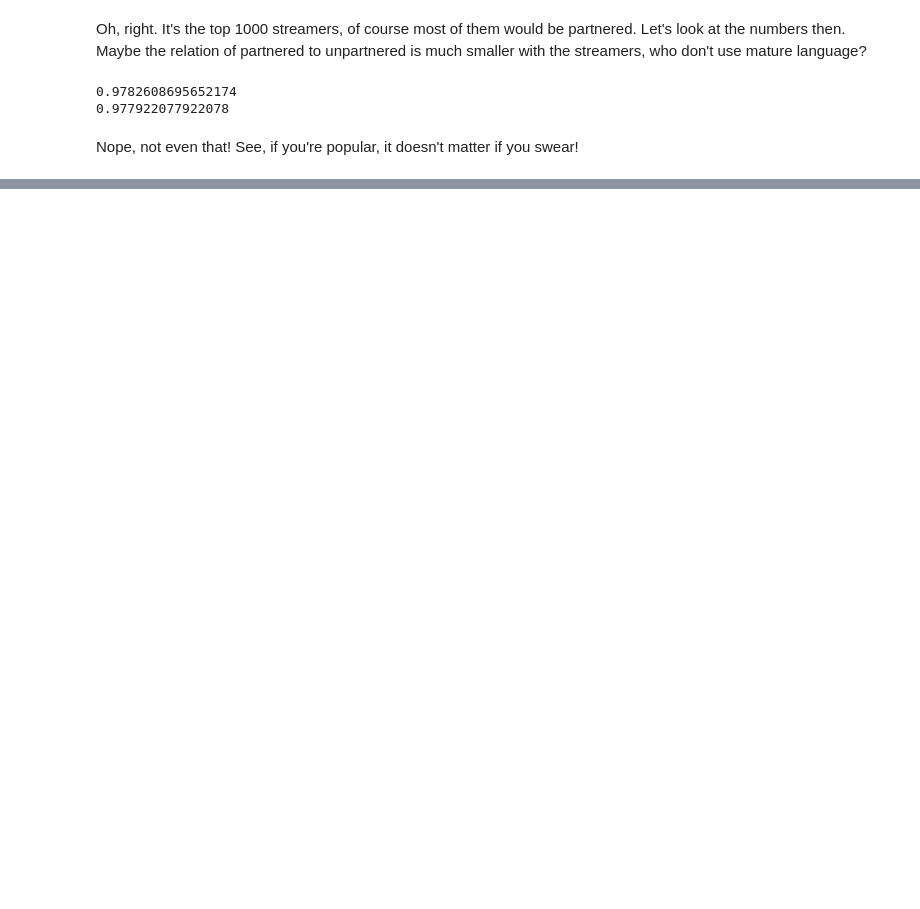
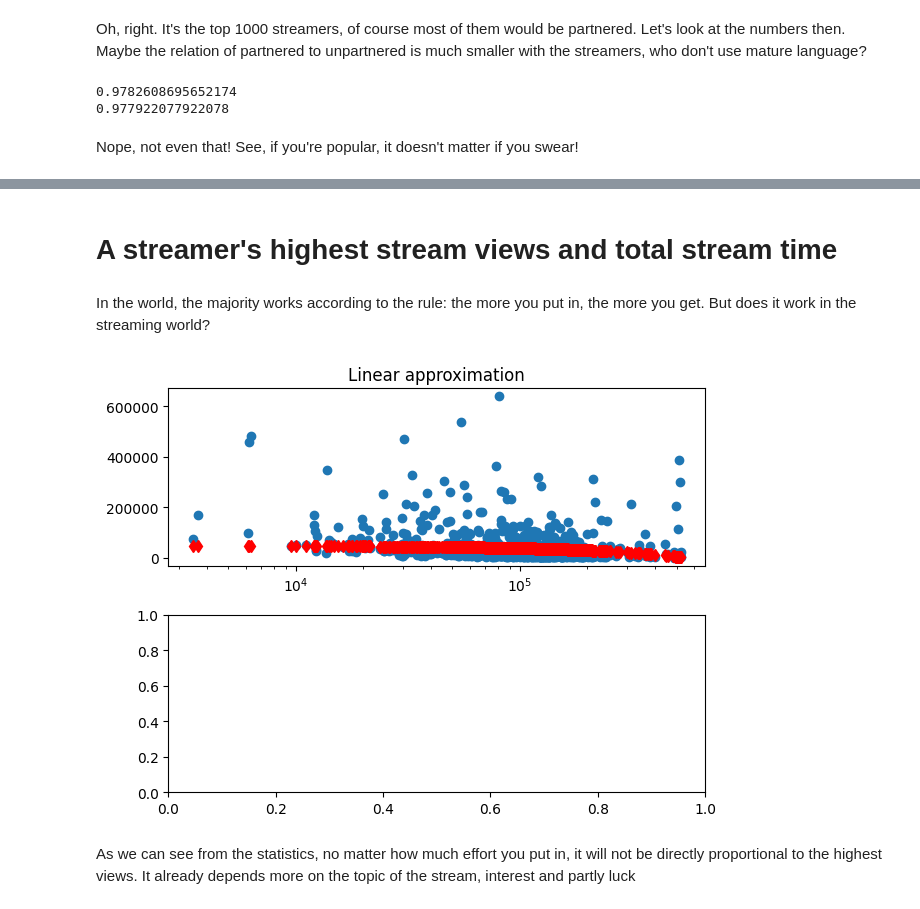
Before and after one commit to pmozil/EDA_team_21, a Jupyter notebook: notebook.ipynb, the cells around one changed output, grey strips where cells are left out. Saved outputs shown, nothing was run; the diff lists cells and outputs as text; code cells hidden in the pictures; blank space fills up the shorter version.

```diff
--- a/notebook.ipynb
+++ b/notebook.ipynb
@@ -128,0 +165,20 @@ Nope, not even that! See, if you're popular, it doesn't matter if you swear!
+# %% [markdown]
+# A streamer's highest stream views and total stream time
+# %% [markdown]
+In the world, the majority works according to the rule: the more you put in, the more you get. But does it work in the streaming world?
+# %%
+x_axis = df["Stream time(minutes)"]
+y_axis = df["Peak viewers"]
+reg = np.polyfit(x_axis, y_axis, 1)
+func = np.poly1d(reg)
+# %%
+plots, axis = plt.subplots(2, 1)
+axis[0].plot(x_axis, func(x_axis), 'rd')
+axis[0].scatter(x_axis, y_axis)
+axis[0].set_xscale("log")
+axis[0].set_title("Linear approximation")
+plt.tight_layout()
+# %% [output]
+[figure, added]
+# %% [markdown]
+As we can see from the statistics, no matter how much effort you put in, it will not be directly proportional to the highest views. It already depends more on the topic of the stream, interest and partly luck
```
Also changed, not shown: parts of 11 cells of this notebook.
